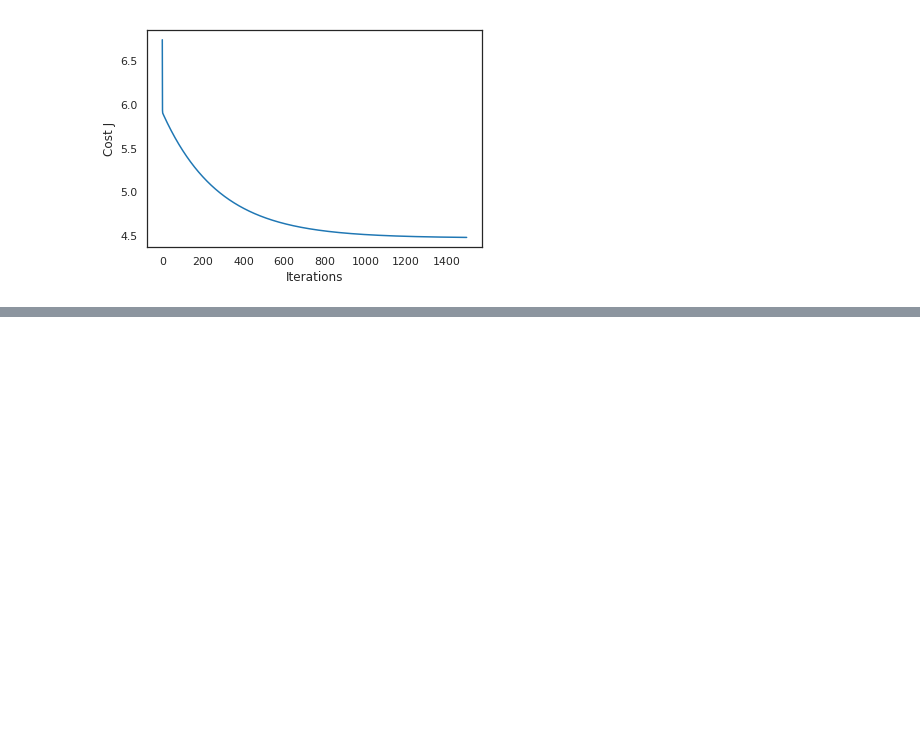
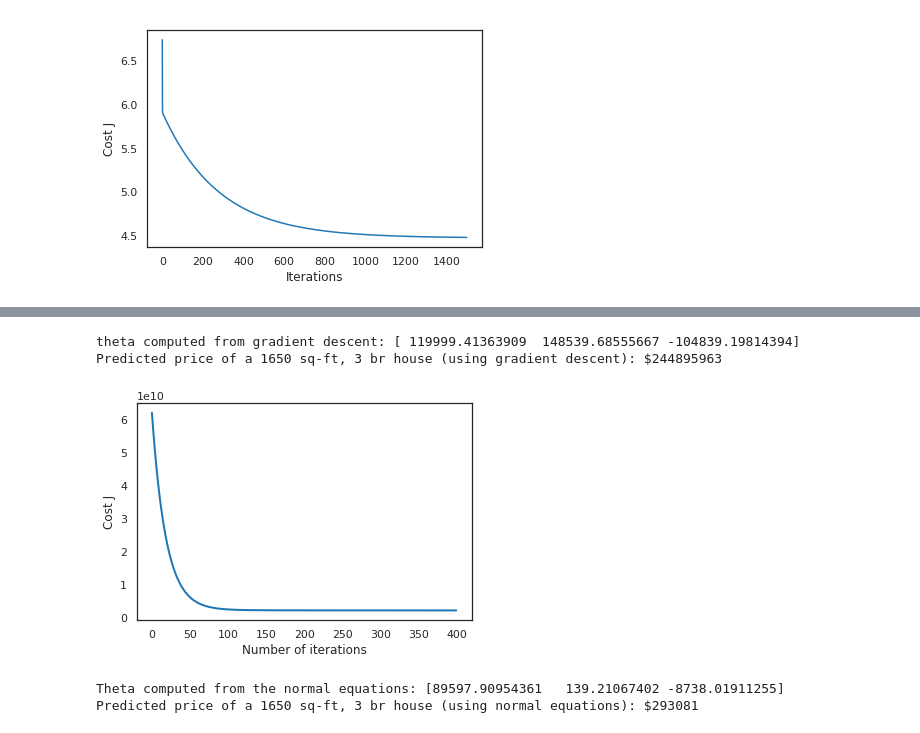
Before and after one commit to vishnurapps/CourseraMachineLearningPython, a Jupyter notebook: exercise1.ipynb, the cells around one changed output, grey strips where cells are left out. Saved outputs shown, nothing was run; the diff lists cells and outputs as text; code cells hidden in the pictures; blank space fills up the shorter version.

Commit message:
linear regression with multiple variables

```diff
--- a/exercise1.ipynb
+++ b/exercise1.ipynb
@@ -346,0 +432,6 @@ pass
+# %%
+# call featureNormalize on the loaded data
+X_norm, mu, sigma = featureNormalize(X)
+
+print('Computed mean:', mu)
+print('Computed standard deviation:', sigma)
@@ -346,0 +443,3 @@ pass
+# %%
+# Add intercept term to X
+X = np.concatenate([np.ones((m, 1)), X_norm], axis=1)
@@ -346,0 +562,52 @@ pass
+# %%
+
+"""
+Instructions
+------------
+We have provided you with the following starter code that runs
+gradient descent with a particular learning rate (alpha).
+
+Your task is to first make sure that your functions - `computeCost`
+and `gradientDescent` already work with  this starter code and
+support multiple variables.
+
+After that, try running gradient descent with different values of
+alpha and see which one gives you the best result.
+
+Finally, you should complete the code at the end to predict the price
+of a 1650 sq-ft, 3 br house.
+
+Hint
+----
+At prediction, make sure you do the same feature normalization.
+"""
+# Choose some alpha value - change this
+alpha = 0.01
+num_iters = 400
+
+# init theta and run gradient descent
+theta = np.zeros(3)
+theta, J_history = gradientDescentMulti(X, y, theta, alpha, num_iters)
+
+# Plot the convergence graph
+plt.plot(np.arange(len(J_history)), J_history, lw=2)
+plt.xlabel('Number of iterations')
+plt.ylabel('Cost J')
+
+# Display the gradient descent's result
+print('theta computed from gradient descent: {:s}'.format(str(theta)))
+
+# Estimate the price of a 1650 sq-ft, 3 br house
+# ======================= YOUR CODE HERE ===========================
+# Recall that the first column of X is all-ones.
+# Thus, it does not need to be normalized.
+
+new_House = np.array([1,1650,3])
+price = np.matmul(theta.T,new_House)
+# ===================================================================
+
+print('Predicted price of a 1650 sq-ft, 3 br house (using gradient descent): ${:.0f}'.format(price))
+# %% [output]
+theta computed from gradient descent: [ 119999.41363909  148539.68555667 -104839.19814394]
+Predicted price of a 1650 sq-ft, 3 br house (using gradient descent): $244895963
+[figure, added]
@@ -346,0 +658,19 @@ pass
+# %%
+# Calculate the parameters from the normal equation
+theta = normalEqn(X, y);
+
+# Display normal equation's result
+print('Theta computed from the normal equations: {:s}'.format(str(theta)));
+
+# Estimate the price of a 1650 sq-ft, 3 br house
+# ====================== YOUR CODE HERE ======================
+
+new_House = np.array([1,1650,3])
+price = np.matmul(theta.T,new_House)
+
+# ============================================================
+
+print('Predicted price of a 1650 sq-ft, 3 br house (using normal equations): ${:.0f}'.format(price))
+# %% [output]
+Theta computed from the normal equations: [89597.90954361   139.21067402 -8738.01911255]
+Predicted price of a 1650 sq-ft, 3 br house (using normal equations): $293081
```
Also changed, not shown: parts of 15 cells of this notebook.
